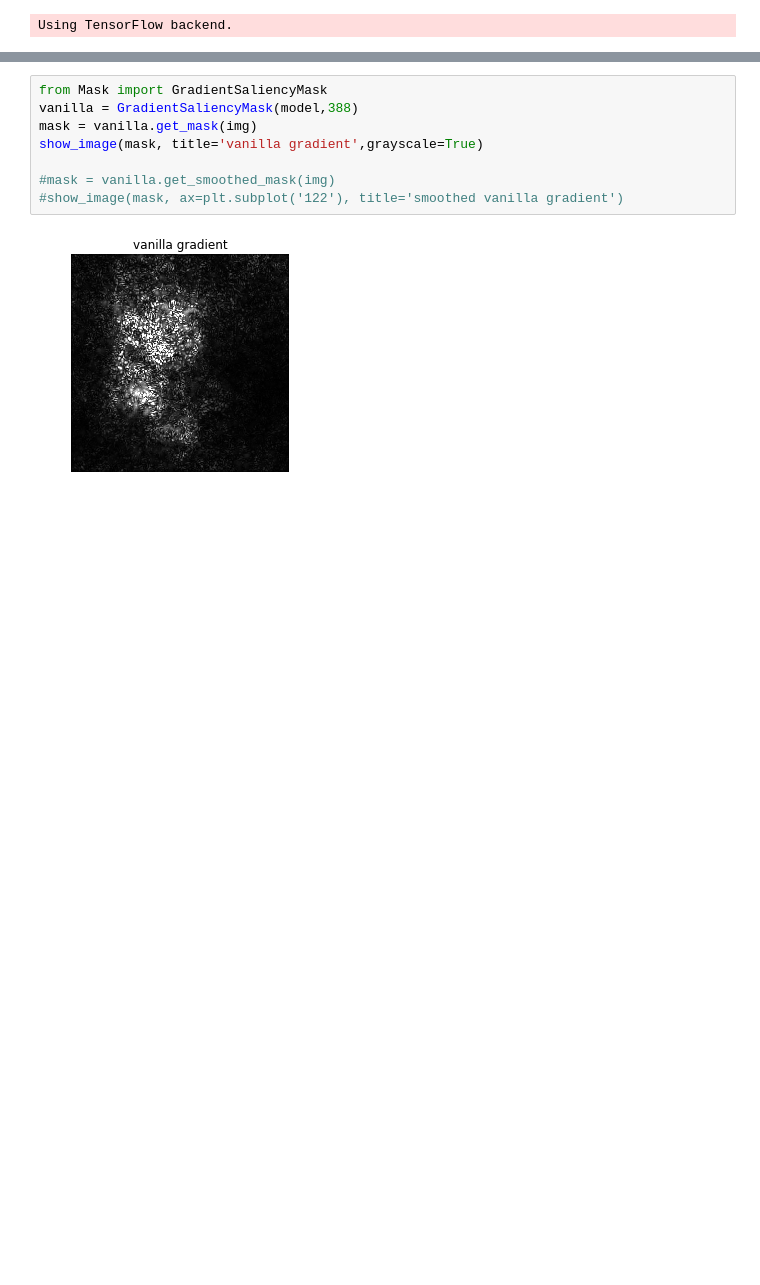
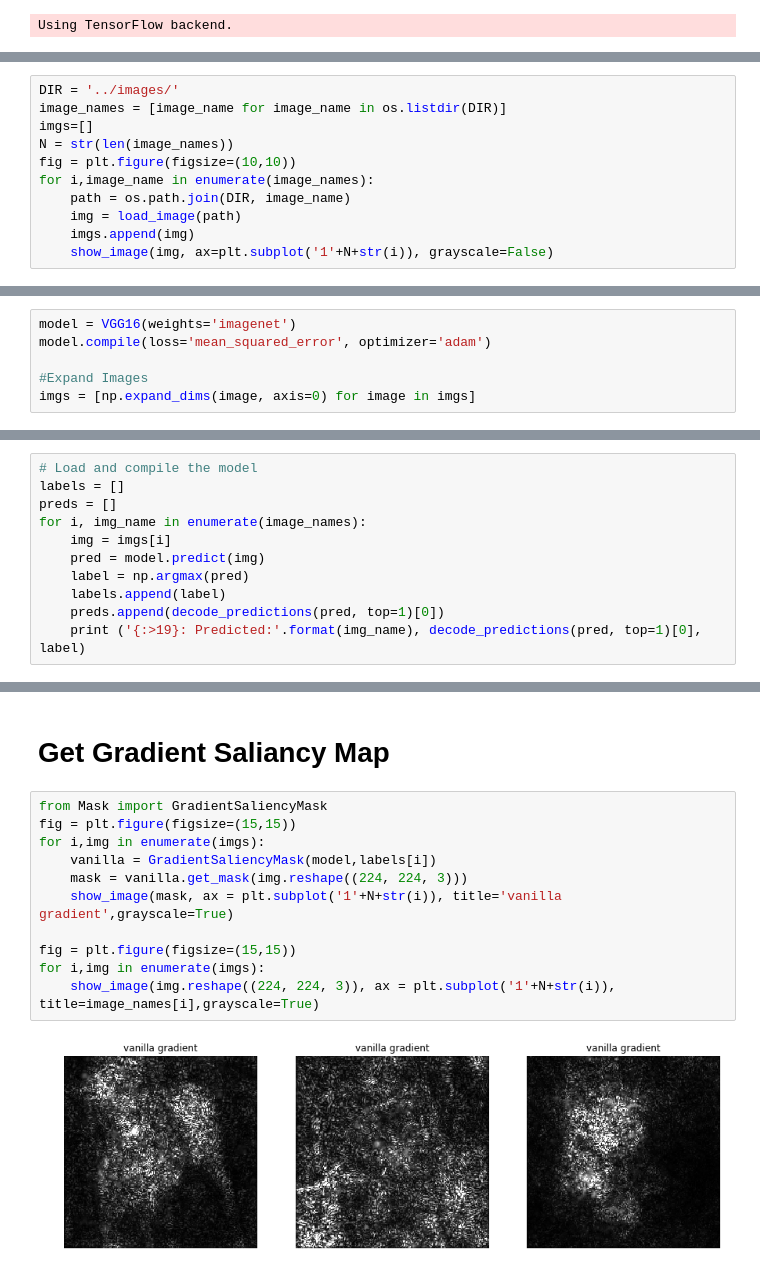
Before and after one commit to DavidDavidsonDK/Visualizing-NN, a Jupyter notebook: Visualizing-CNN/notebooks/Visualize-MNIST.ipynb, the cells around one changed output, grey strips where cells are left out. Cells and saved outputs as stored; diff of their text form; blank space fills up the shorter version.

Commit message:
Create plots and  Saliency Map

```diff
--- a/Visualizing-CNN/notebooks/Visualize-MNIST.ipynb
+++ b/Visualizing-CNN/notebooks/Visualize-MNIST.ipynb
@@ -33,0 +23,11 @@ Predicted: [('n02510455', 'giant_panda', 0.99992204)] 388
+# %%
+DIR = '../images/'
+image_names = [image_name for image_name in os.listdir(DIR)]
+imgs=[]
+N = str(len(image_names))
+fig = plt.figure(figsize=(10,10))
+for i,image_name in enumerate(image_names):
+    path = os.path.join(DIR, image_name)
+    img = load_image(path)
+    imgs.append(img)
+    show_image(img, ax=plt.subplot('1'+N+str(i)), grayscale=False)
@@ -33,0 +38,6 @@ Predicted: [('n02510455', 'giant_panda', 0.99992204)] 388
+# %%
+model = VGG16(weights='imagenet')
+model.compile(loss='mean_squared_error', optimizer='adam')
+
+#Expand Images
+imgs = [np.expand_dims(image, axis=0) for image in imgs]
@@ -33,0 +46,11 @@ Predicted: [('n02510455', 'giant_panda', 0.99992204)] 388
+# %%
+# Load and compile the model
+labels = []
+preds = []
+for i, img_name in enumerate(image_names):
+    img = imgs[i]
+    pred = model.predict(img)
+    label = np.argmax(pred)
+    labels.append(label)
+    preds.append(decode_predictions(pred, top=1)[0])
+    print ('{:>19}: Predicted:'.format(img_name), decode_predictions(pred, top=1)[0], label)
@@ -34,10 +61,15 @@ Predicted: [('n02510455', 'giant_panda', 0.99992204)] 388
+# %% [markdown]
+# Get Gradient Saliancy Map
 # %%
 from Mask import GradientSaliencyMask
-vanilla = GradientSaliencyMask(model,388)
-mask = vanilla.get_mask(img)
-show_image(mask, title='vanilla gradient',grayscale=True)
+fig = plt.figure(figsize=(15,15))
+for i,img in enumerate(imgs):
+    vanilla = GradientSaliencyMask(model,labels[i])
+    mask = vanilla.get_mask(img.reshape((224, 224, 3)))
+    show_image(mask, ax = plt.subplot('1'+N+str(i)), title='vanilla gradient',grayscale=True)
 
-#mask = vanilla.get_smoothed_mask(img)
-#show_image(mask, ax=plt.subplot('122'), title='smoothed vanilla gradient')
+fig = plt.figure(figsize=(15,15))
+for i,img in enumerate(imgs):
+    show_image(img.reshape((224, 224, 3)), ax = plt.subplot('1'+N+str(i)), title=image_names[i],grayscale=True)
 # %% [output]
-[figure, old version]
+[figure, new version]
```
Also changed, not shown: parts of 9 cells of this notebook.
